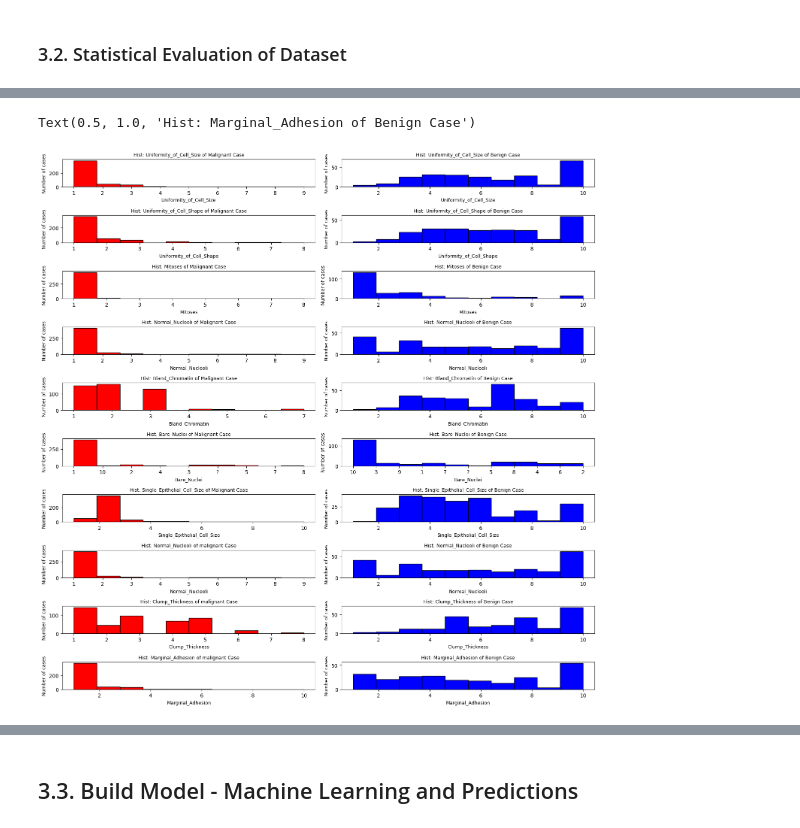
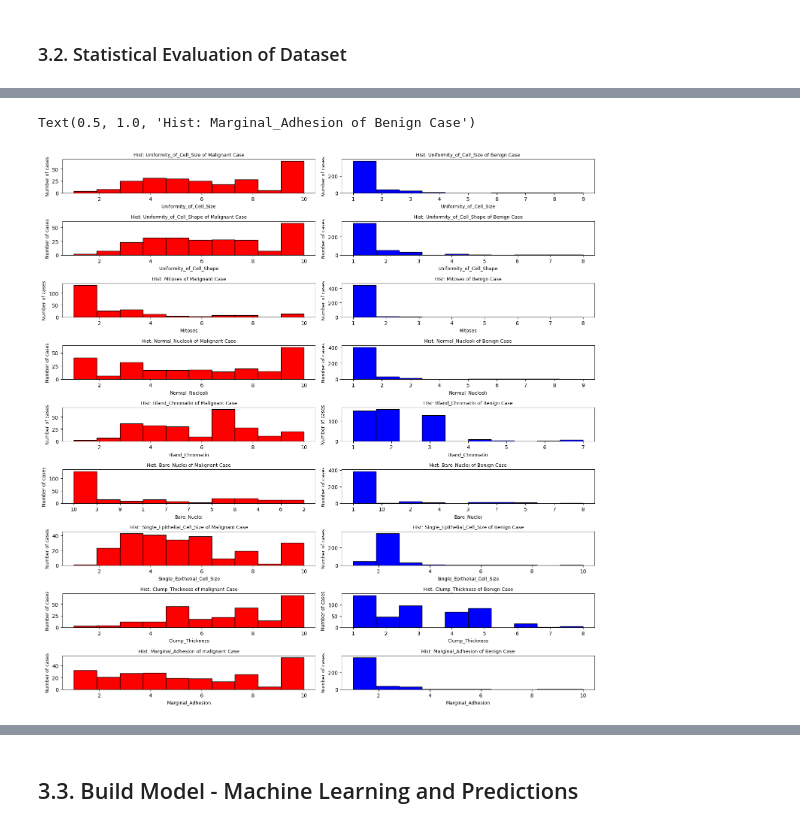
Before and after one commit to keady-r/Statistics, a Jupyter notebook: BreastCancer_Analysis.ipynb, the cells around one changed output, grey strips where cells are left out. Saved outputs shown, nothing was run; the diff lists cells and outputs as text; code cells hidden in the pictures.

```diff
--- a/BreastCancer_Analysis.ipynb
+++ b/BreastCancer_Analysis.ipynb
@@ -65,7 +107,9 @@ memory usage: 60.2+ KB
 # %%
-malignant_data = breastCancerData.loc[breastCancerData["Class"]==2]
+#Breaking the dataset into data associated with a malignant tumour or benign tumours to compare the two sets.
+#Shape allows the user to see the number of rows and columns of each data set.
+malignant_data = breastCancerData.loc[breastCancerData["Class"]==4]
 
-benign_data = breastCancerData.loc[breastCancerData["Class"]==4]
+benign_data = breastCancerData.loc[breastCancerData["Class"]==2]
 
 print("\n_______________________________________________________________________")
 print("\n The Shape (rows/columns) of the malignant data set is:", malignant_data.shape)
@@ -141,7 +197,7 @@ fig, axes = plt.subplots(nrows=7, ncols=2, figsize=(15, 15), tight_layout=False)
 
 def distributionGraphs_malignant(measurement, position):
 
-    plt.subplot(10, 2, position)
+    plt.subplot(9, 2, position)
 
     plt.hist( malignant_data[measurement], color = 'red', edgecolor = 'black',bins = 10)
 
@@ -153,7 +209,7 @@ def distributionGraphs_malignant(measurement, position):
 
 def distributionGraphs_benign(measurement, position):
 
-    plt.subplot(10, 2, position)
+    plt.subplot(9, 2, position)
 
     plt.hist( benign_data [measurement], color = 'blue', edgecolor = 'black',bins = 10)
 
@@ -210,44 +266,35 @@ plt.title('Hist: Bare_Nuclei of Malignant Case', size = 9)
 distributionGraphs_benign('Bare_Nuclei', 12)
 
 plt.title('Hist: Bare_Nuclei of Benign Case', size = 9)
 
 
 distributionGraphs_malignant('Single_Epithelial_Cell_Size', 13)
 
 plt.title('Hist: Single_Epithelial_Cell_Size of Malignant Case', size = 9)
 
 distributionGraphs_benign('Single_Epithelial_Cell_Size', 14)
 
 plt.title('Hist: Single_Epithelial_Cell_Size of Benign Case', size = 9)
 
 
-distributionGraphs_malignant('Normal_Nucleoli', 15)
 
-plt.title('Hist: Normal_Nucleoli of malignant Case', size = 9)
-
-
-distributionGraphs_benign('Normal_Nucleoli', 16)
-
-plt.title('Hist: Normal_Nucleoli of Benign Case', size = 9)
-
-
-distributionGraphs_malignant('Clump_Thickness', 17)
+distributionGraphs_malignant('Clump_Thickness', 15)
 
 plt.title('Hist: Clump_Thickness of malignant Case', size = 9)
 
-distributionGraphs_benign('Clump_Thickness', 18)
+distributionGraphs_benign('Clump_Thickness', 16)
 
 plt.title('Hist: Clump_Thickness of Benign Case', size = 9)
 
 
-distributionGraphs_malignant('Marginal_Adhesion', 19)
+distributionGraphs_malignant('Marginal_Adhesion', 17)
 
 plt.title('Hist: Marginal_Adhesion of malignant Case', size = 9)
 
 
-distributionGraphs_benign('Marginal_Adhesion', 20)
+distributionGraphs_benign('Marginal_Adhesion', 18)
 
 plt.title('Hist: Marginal_Adhesion of Benign Case', size = 9)
 # %% [output]
 Text(0.5, 1.0, 'Hist: Marginal_Adhesion of Benign Case')
-[figure, old version]
+[figure, new version]
```
Also changed, not shown: parts of 27 cells of this notebook.
